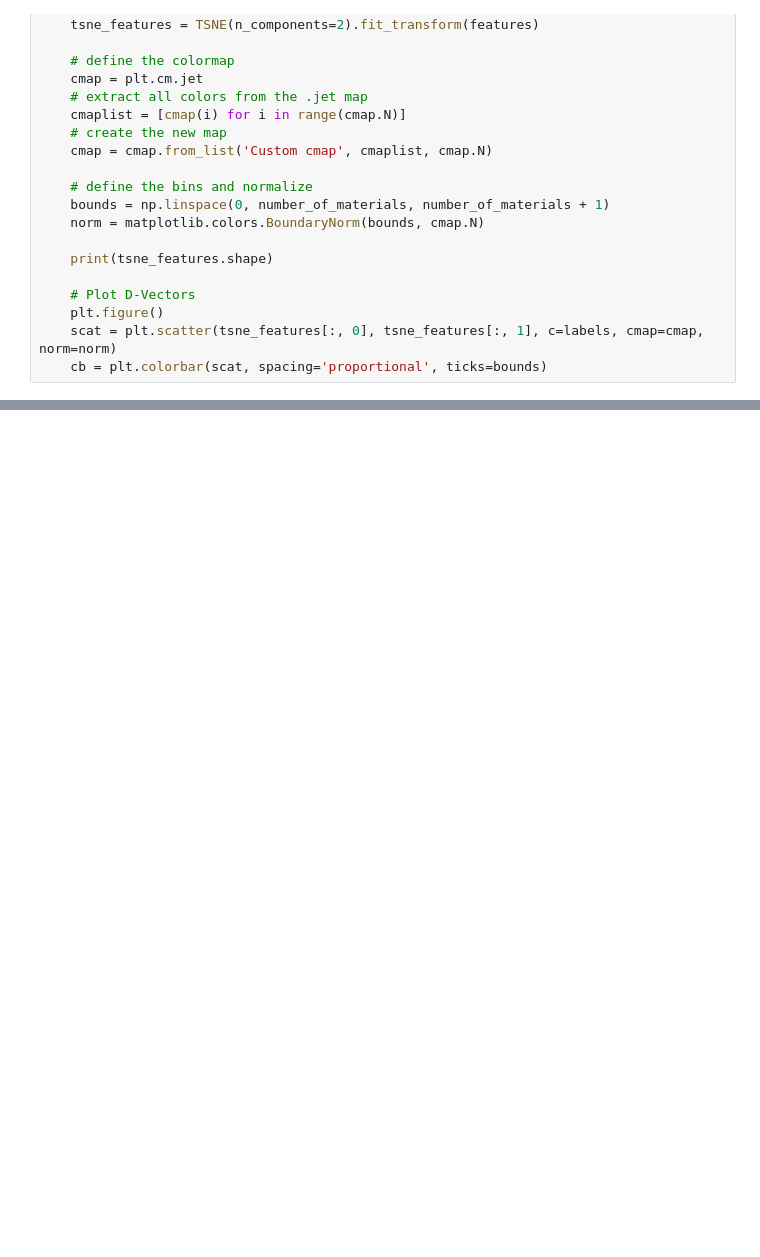
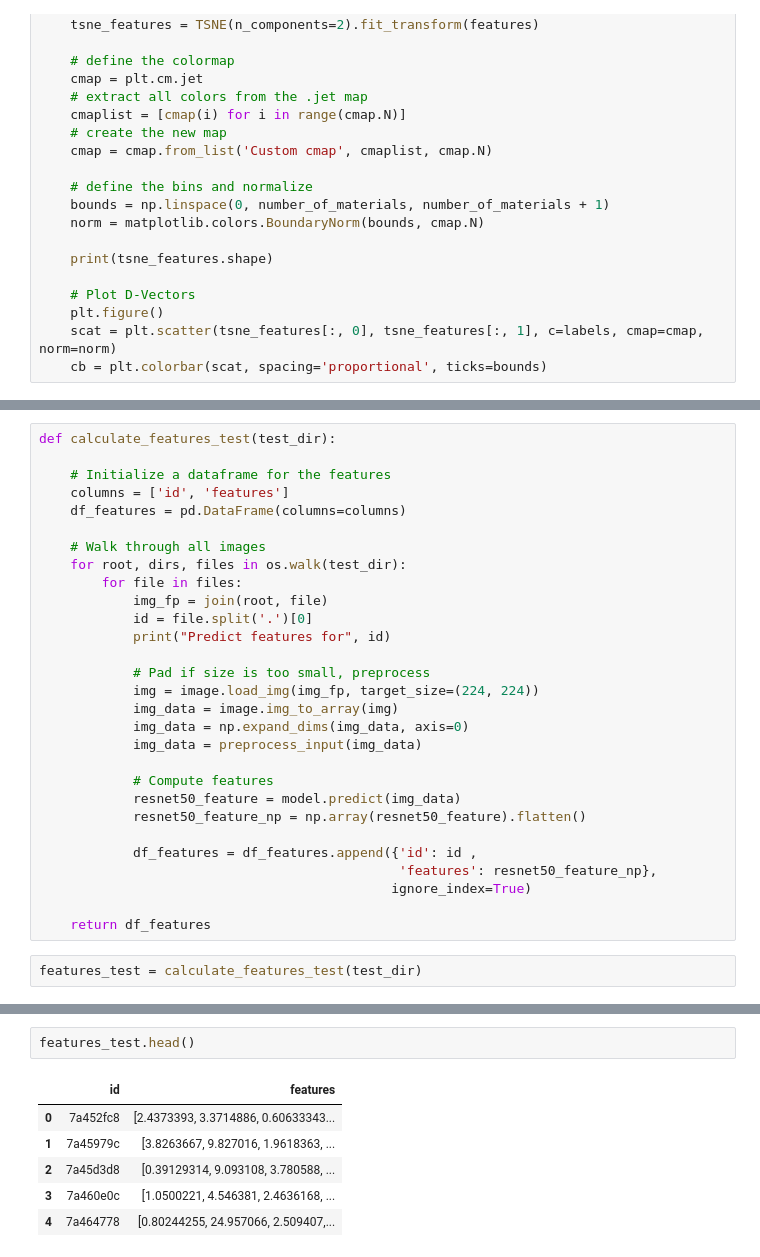
Before and after one commit to jo-ruether/ipeo_carribean, a Jupyter notebook: src/Extracting_features.ipynb, the cells around one changed output, grey strips where cells are left out. Drawn from its saved outputs; the diff is of its cells as text; blank space fills up the shorter version.

```diff
--- a/src/Extracting_features.ipynb
+++ b/src/Extracting_features.ipynb
@@ -150,0 +185,31 @@ Calculating features on the test data:
+# %%
+def calculate_features_test(test_dir):
+
+    # Initialize a dataframe for the features
+    columns = ['id', 'features']
+    df_features = pd.DataFrame(columns=columns)
+
+    # Walk through all images
+    for root, dirs, files in os.walk(test_dir):
+        for file in files:
+            img_fp = join(root, file)
+            id = file.split('.')[0]
+            print("Predict features for", id)
+
+            # Pad if size is too small, preprocess
+            img = image.load_img(img_fp, target_size=(224, 224))
+            img_data = image.img_to_array(img)
+            img_data = np.expand_dims(img_data, axis=0)
+            img_data = preprocess_input(img_data)
+
+            # Compute features
+            resnet50_feature = model.predict(img_data)
+            resnet50_feature_np = np.array(resnet50_feature).flatten()
+
+            df_features = df_features.append({'id': id ,
+                                              'features': resnet50_feature_np},
+                                             ignore_index=True)
+
+    return df_features
+# %%
+features_test = calculate_features_test(test_dir)
@@ -151 +234,10 @@ Calculating features on the test data:
+# %%
+features_test.head()
+# %% [output]
+|  | id | features |
+| 0 | 7a452fc8 | [2.4373393, 3.3714886, 0.60633343... |
+| 1 | 7a45979c | [3.8263667, 9.827016, 1.9618363, ... |
+| 2 | 7a45d3d8 | [0.39129314, 9.093108, 3.780588, ... |
+| 3 | 7a460e0c | [1.0500221, 4.546381, 2.4636168, ... |
+| 4 | 7a464778 | [0.80244255, 24.957066, 2.509407,... |
 # %%
```
Also changed, not shown: parts of 20 cells of this notebook, 1 other file.
